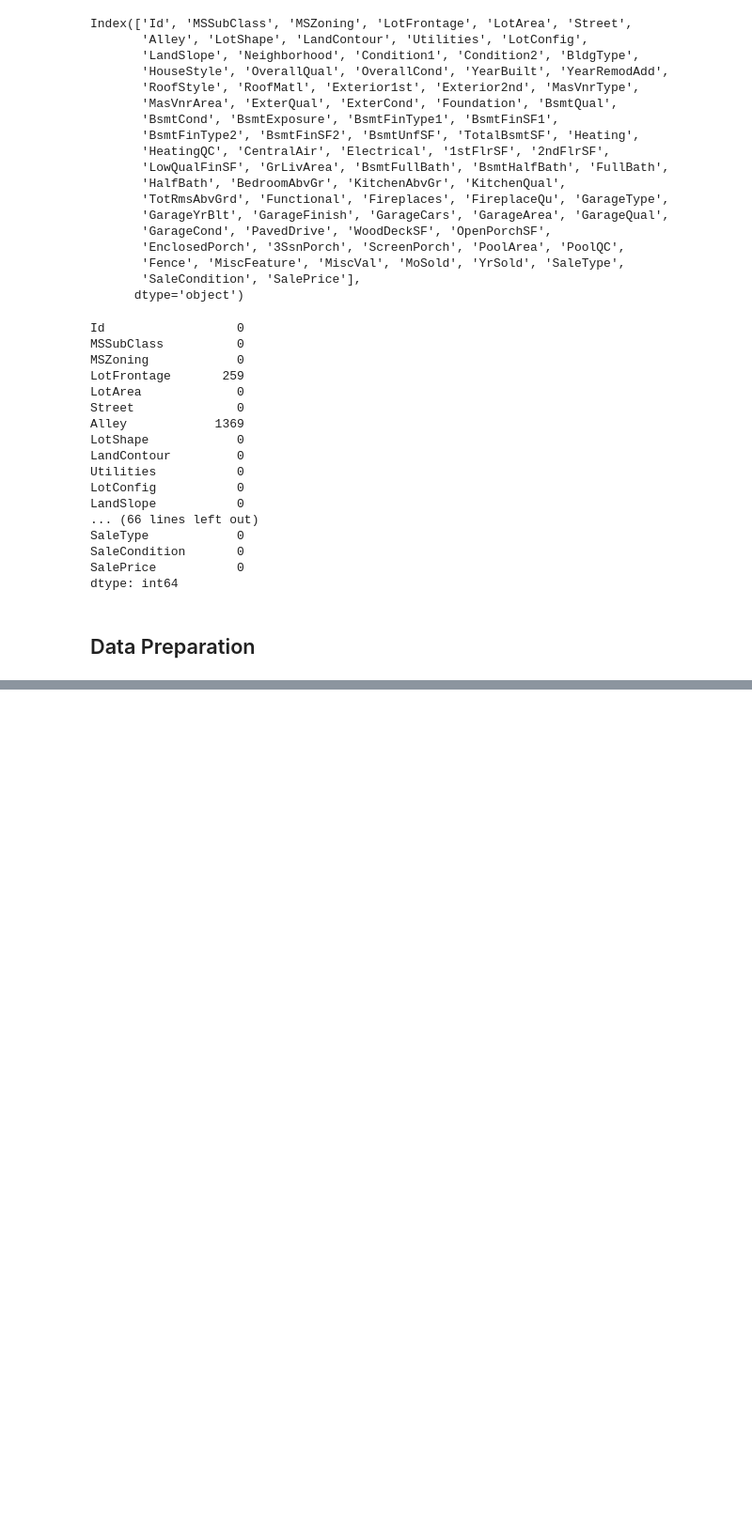
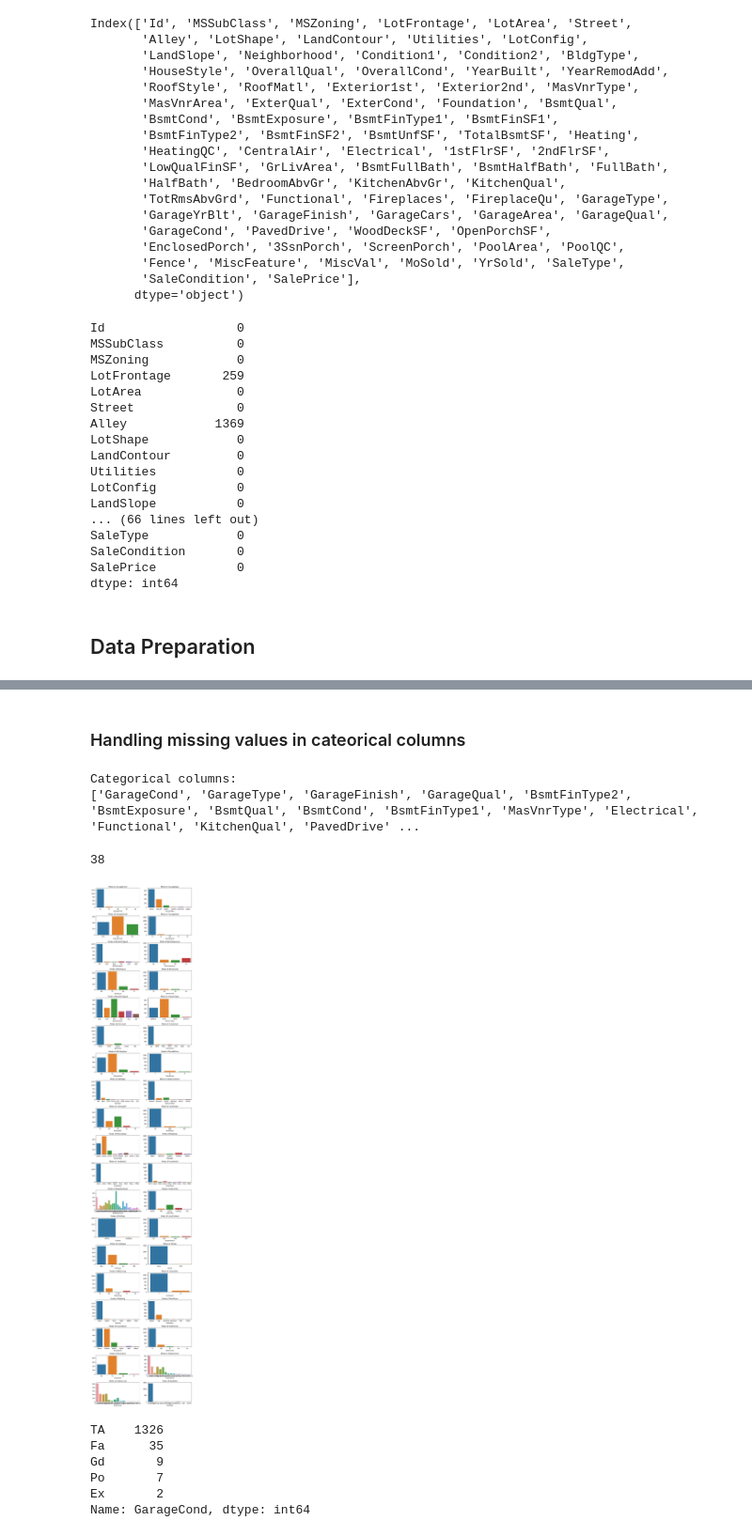
Before and after one commit to sreeprem/HousePricePrediction, a Jupyter notebook: Housing Prediction.ipynb, the cells around one changed output, grey strips where cells are left out. Shown at 94% size. Cells and saved outputs as stored; diff of their text form; code cells hidden in the pictures; blank space fills up the shorter version.

Commit message:
handling missing values

```diff
--- a/Housing Prediction.ipynb
+++ b/Housing Prediction.ipynb
@@ -138,0 +198,9 @@ dtype: int64
+# %%
+# Select columns with less than 20% missing data
+selected_columns = percent_missing[percent_missing < 20].index
+
+# Create the cleaned DataFrame with selected columns
+hp_df_cleaned = hp_df[selected_columns].copy()
+
+# Print the shape of the cleaned DataFrame
+print(f"Shape of cleaned DataFrame: {hp_df_cleaned.shape}")
@@ -138,0 +250,6 @@ dtype: int64
+# %%
+# Loop over each column of the cleaned DataFrame and print the value counts
+for col in hp_df_cleaned.columns:
+    print(f"Value counts for {col}:")
+    print(hp_df_cleaned[col].value_counts())
+    print()
@@ -138,0 +274,61 @@ dtype: int64
+# %% [markdown]
+### Handling missing values in cateorical columns
+# %%
+# Get the list of Categorical column
+object_cols = list(hp_df_cleaned.select_dtypes(include=['object']).columns)
+
+# Print the list of categorical columns
+print("Categorical columns:")
+print(object_cols)
+# %% [output]
+Categorical columns:
+['GarageCond', 'GarageType', 'GarageFinish', 'GarageQual', 'BsmtFinType2', 'BsmtExposure', 'BsmtQual', 'BsmtCond', 'BsmtFinType1', 'MasVnrType', 'Electrical', 'Functional', 'KitchenQual', 'PavedDrive' ...
+# %%
+print(len(object_cols))
+# %% [output]
+38
+# %%
+# Get the list of categorical columns
+object_cols = list(hp_df_cleaned.select_dtypes(include=['object']).columns)
+
+# Calculate the number of rows and columns for the grid
+nrows = 19
+ncols = 2
+
+# Calculate the total number of plots to be created
+nplots = len(object_cols)
+
+# Create a matrix of subplots
+fig, axes = plt.subplots(nrows=nrows, ncols=ncols, figsize=(10, 50))
+
+axes = axes.flatten()
+
+# Loop over each categorical column and plot the mode on a subplot
+for i, col in enumerate(object_cols):
+    # Plot the mode of the column on a subplot
+    sns.countplot(hp_df_cleaned[col], ax=axes[i])
+    axes[i].set_title(f"Mode of {col}")
+
+    # Hide the y-axis label for better visualization
+    axes[i].set_ylabel('')
+
+# Hide the remaining subplots
+for j in range(i+1, nrows*ncols):
+    axes[j].axis('off')
+
+# Adjust the spacing of the subplots
+fig.tight_layout()
+
+# Show the plot
+plt.show()
+# %% [output]
+[figure, added]
+# %%
+hp_df_cleaned.GarageCond.value_counts()
+# %% [output]
+TA    1326
+Fa      35
+Gd       9
+Po       7
+Ex       2
+Name: GarageCond, dtype: int64
```
Also changed, not shown: parts of 20 cells of this notebook.
